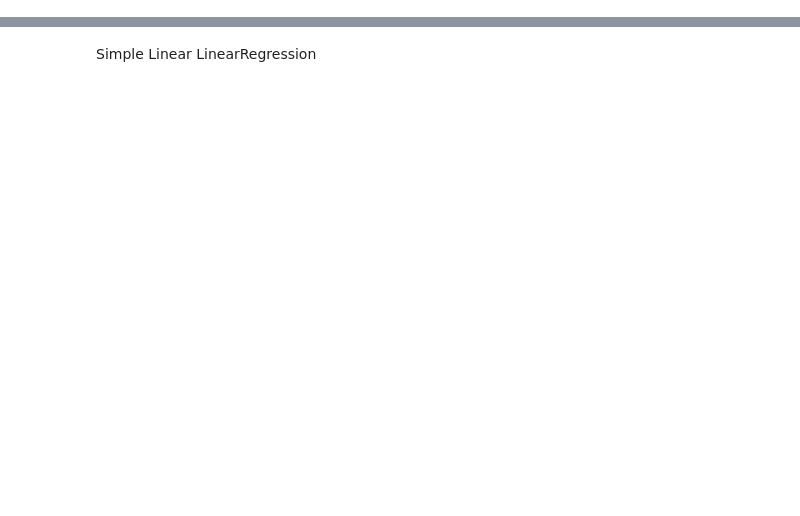
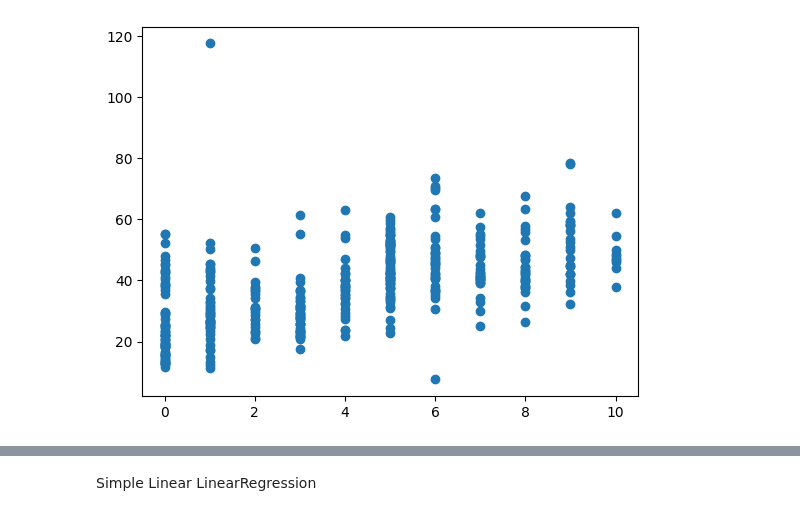
Before and after one commit to matheusBernal/Real-Estate-Valuation, a Jupyter notebook: real_estate_valuation/realEstateValuation.ipynb, the cells around one changed output, grey strips where cells are left out. Drawn from its saved outputs; the diff is of its cells as text; code cells hidden in the pictures; blank space fills up the shorter version.

```diff
--- a/real_estate_valuation/realEstateValuation.ipynb
+++ b/real_estate_valuation/realEstateValuation.ipynb
@@ -218,0 +32,3 @@ Text(0.5, 1.0, 'Heat map by correlation between the variables')
+# %%
+df.rename(columns={"No":"Id","X1 transaction date":"Transaction date","X2 house age":"House age","X3 distance to the nearest MRT station":"Distance in meters to the nearest MRT station","X4 number of convenience stores":"Number of convenience stores","X5 latitude":"Latitue","X6 longitude":"Longitude","Y house price of unit area":"House price of unit area"},inplace=True)
+df
@@ -218,0 +158,4 @@ Text(0.5, 1.0, 'Heat map by correlation between the variables')
+# %%
+center_latitue = df['Latitue'].mean()
+center_longitude = df['Longitude'].mean()
+print(center_latitue,center_longitude)
@@ -218,0 +164,13 @@ Text(0.5, 1.0, 'Heat map by correlation between the variables')
+# %%
+df_treatmented = df[[
+        'House age',
+        'Distance in meters to the nearest MRT station',
+        'Number of convenience stores',
+        'Latitue',
+        'Longitude',
+        'House price of unit area']]
+# %%
+df_treatmented['Distance from center'] = np.sqrt((df['Latitue']-center_latitue)**2+(df['Longitude']-center_longitude)**2)
+df_treatmented_copy = df_treatmented.drop(columns='House price of unit area')
+df_treatmented_copy['House price of unit area'] = df_treatmented['House price of unit area']
+df_treatmented = df_treatmented_copy
@@ -218,0 +216,5 @@ Text(0.5, 1.0, 'Heat map by correlation between the variables')
+# %%
+plt.scatter(x=df_treatmented['Number of convenience stores'],y=df_treatmented['House price of unit area'])
+plt.show()
+# %% [output]
+[figure, added]
```
Also changed, not shown: parts of 126 cells of this notebook.
